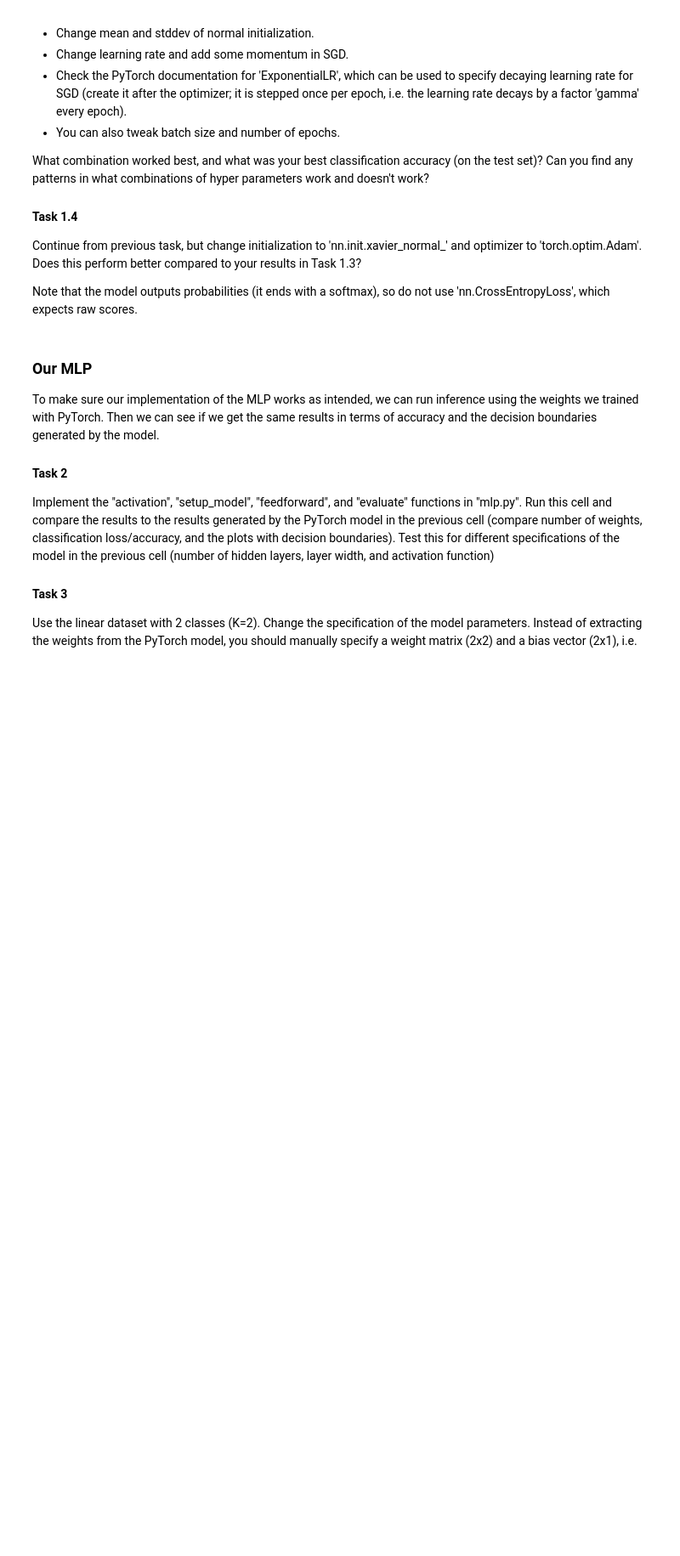
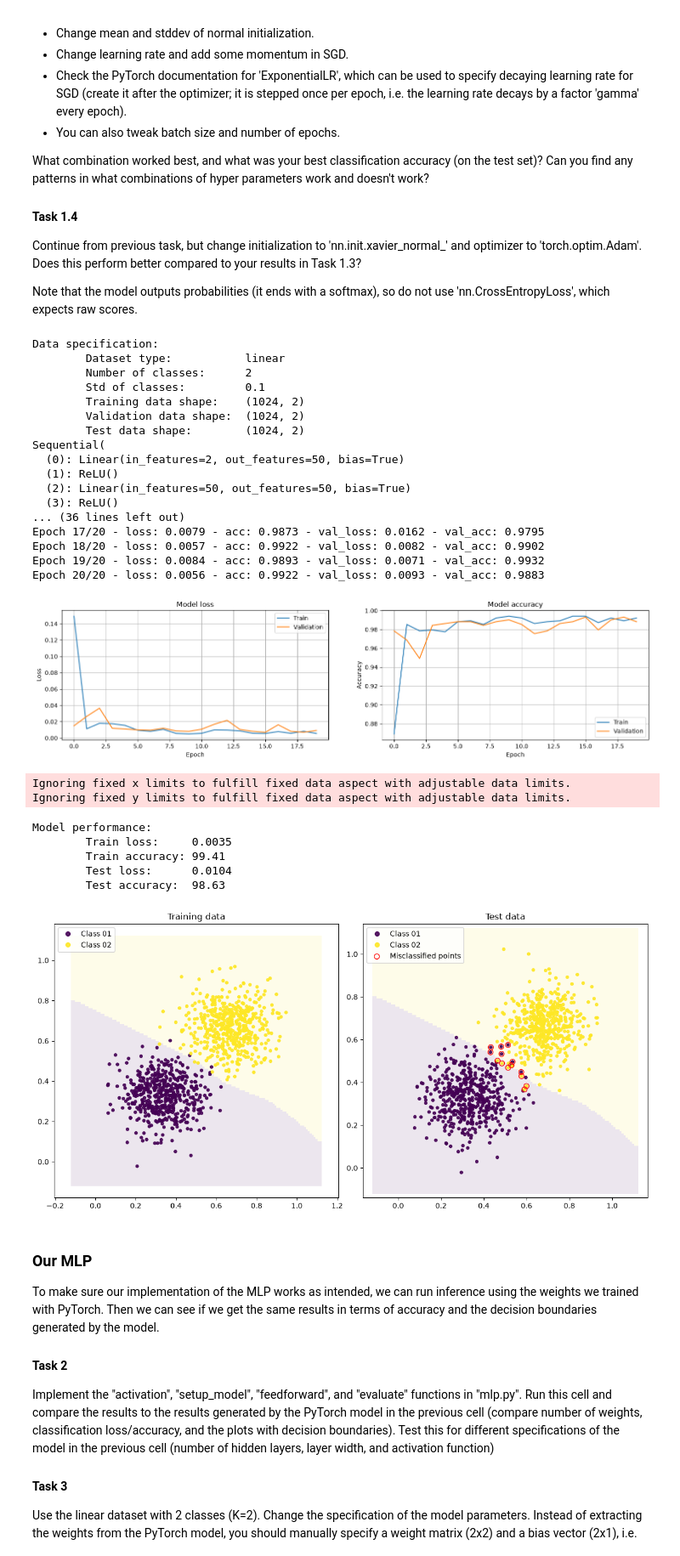
Before and after one commit to RickardFuks/DeepLearning_TNM112, a Jupyter notebook: Lab 1/lab01.ipynb, the cells around one changed output. Shown at 85% size. Drawn from its saved outputs; the diff is of its cells as text; code cells hidden in the pictures; blank space fills up the shorter version.

```diff
--- a/Lab 1/lab01.ipynb
+++ b/Lab 1/lab01.ipynb
@@ -95,40 +95,67 @@ import torch.nn as nn
 
 # Uncomment to be able to change data specification (instead of having to run the above cell every time)
 data.generate(dataset='linear', N_train=512, N_test=512, K=2, sigma=0.1) # Task 1.1
 #data.generate(dataset='polar', N_train=512, N_test=512, K=2, sigma=0.1)  # Task 1.2
 #data.generate(dataset='polar', N_train=512, N_test=512, K=5, sigma=0.05) # Task 1.3
 
 # Hyper-parameters
-hidden_layers = 0     # The number of hidden layers in the network (total number of layers will be L=hidden_layers+1)
-layer_width = 5       # The number of neurons in each hidden layer
-activation = 'linear' # Activation function of hidden layers
-init = lambda w: nn.init.normal_(w, mean=0.1, std=0.1) # Initialization method (starting point for the optimization)
-epochs = 4            # Number of epochs for the training
-batch_size = 512      # Batch size to use in training
+hidden_layers = 10     # The number of hidden layers in the network (total number of layers will be L=hidden_layers+1)
+layer_width = 50       # The number of neurons in each hidden layer
+activation = 'relu' # Activation function of hidden layers
+init = lambda w: nn.init.xavier_normal_(w) # Initialization method (starting point for the optimization)
+epochs = 20            # Number of epochs for the training
+batch_size = 16      # Batch size to use in training
 loss = nn.MSELoss()   # Loss function
 
 # The PyTorch MLP model, set up with the specified hyper parameters
 model_t = torch_mlp.TorchMLP(K=data.K, hidden_layers=hidden_layers, layer_width=layer_width,
                              activation=activation, init=init, verbose=True)
 
 # Optimizer (needs the parameters of the model) and an optional learning rate scheduler
-opt = torch.optim.SGD(model_t.parameters(), lr=1.0, momentum=0.0)
+opt = torch.optim.Adam(model_t.parameters(), lr=0.001)
 
 # Data loaders, which provide the data in batches
 train_loader = torch_mlp.make_loader(data.x_train, data.y_train_oh, batch_size, shuffle=True)
 val_loader = torch_mlp.make_loader(data.x_valid, data.y_valid_oh, batch_size)
 
 # Train the model a certain number of epochs with a specified batch size
 log = fit(model_t, train_loader, val_loader, loss, opt, epochs=epochs)
 
 # Plot the training progress
 torch_mlp.plot_training(log)
 
 # Evaluate the model (loss and accuracy on the training and test data)
 torch_mlp.evaluate(model_t, data, loss)
 
 # Plot the dataset with decision boundaries generated by the trained model
 data.plot_classifier(model_t)
+# %% [output]
+Data specification:
+        Dataset type:           linear
+        Number of classes:      2
+        Std of classes:         0.1
+        Training data shape:    (1024, 2)
+        Validation data shape:  (1024, 2)
+        Test data shape:        (1024, 2)
+Sequential(
+  (0): Linear(in_features=2, out_features=50, bias=True)
+  (1): ReLU()
+  (2): Linear(in_features=50, out_features=50, bias=True)
+  (3): ReLU()
+... (36 lines left out)
+Epoch 17/20 - loss: 0.0079 - acc: 0.9873 - val_loss: 0.0162 - val_acc: 0.9795
+Epoch 18/20 - loss: 0.0057 - acc: 0.9922 - val_loss: 0.0082 - val_acc: 0.9902
+Epoch 19/20 - loss: 0.0084 - acc: 0.9893 - val_loss: 0.0071 - val_acc: 0.9932
+Epoch 20/20 - loss: 0.0056 - acc: 0.9922 - val_loss: 0.0093 - val_acc: 0.9883
+[figure, added]
+Ignoring fixed x limits to fulfill fixed data aspect with adjustable data limits.
+Ignoring fixed y limits to fulfill fixed data aspect with adjustable data limits.
+Model performance:
+        Train loss:     0.0035
+        Train accuracy: 99.41
+        Test loss:      0.0104
+        Test accuracy:  98.63
+[figure, added]
 # %% [markdown]
 ### Our MLP
 To make sure our implementation of the MLP works as intended, we can run inference using the weights we trained with PyTorch. Then we can see if we get the same results in terms of accuracy and the decision boundaries generated by the model.
```
Also changed, not shown: parts of 2 cells of this notebook, 2 other files.
